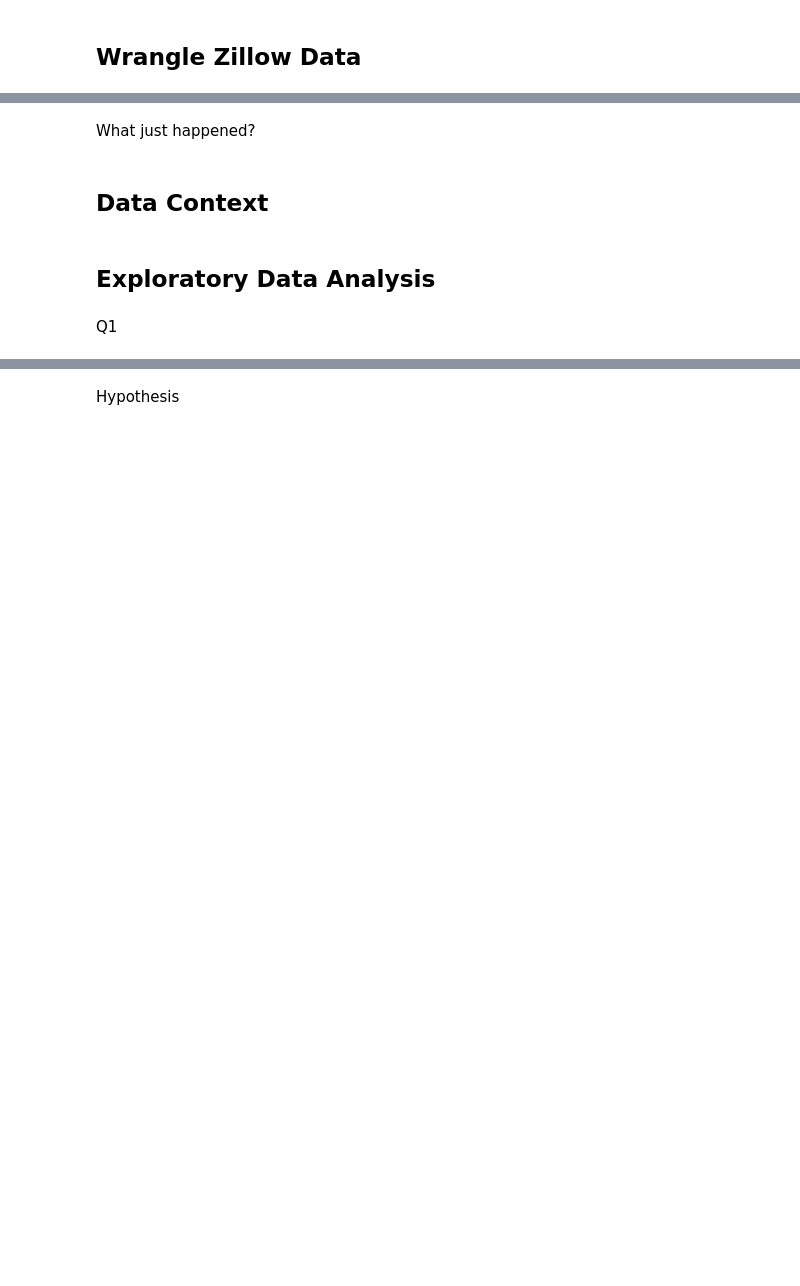
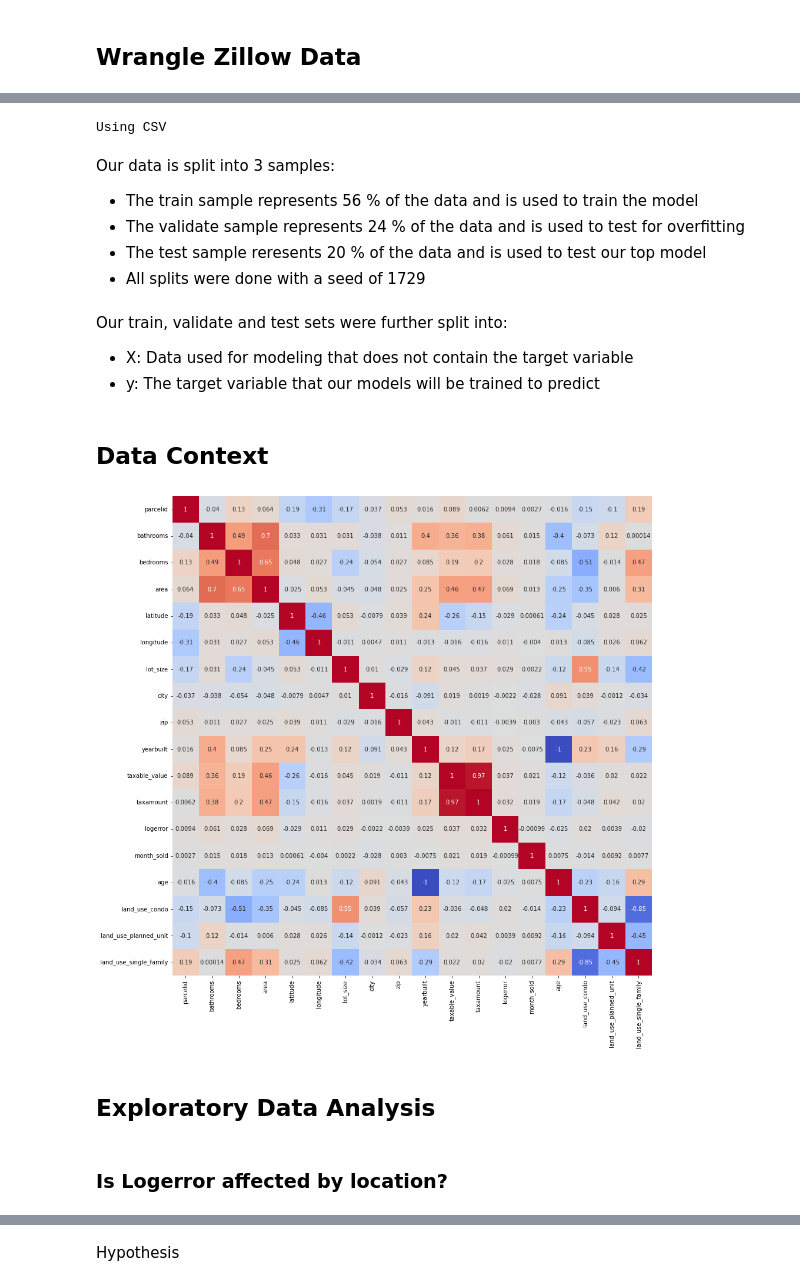
Before and after one commit to mwboiss/clustering-project, a Jupyter notebook: report.ipynb, the cells around one changed output, grey strips where cells are left out. Saved outputs shown, nothing was run; the diff lists cells and outputs as text; code cells hidden in the pictures; blank space fills up the shorter version.

```diff
--- a/report.ipynb
+++ b/report.ipynb
@@ -31,5 +101,13 @@ What'd you do?
 # %%
-## SPLIT IT
+# Acquire and Prepare data
+train, validate, test = wrangle.wrangle_zillow(wrangle.acquire_zillow())
+# %% [output]
+Using CSV
 # %% [markdown]
-What just happened?
+Our data is split into 3 samples:
+
+- The train sample represents 56 % of the data and is used to train the model
+- The validate sample represents 24 % of the data and is used to test for overfitting
+- The test sample reresents 20 % of the data and is used to test our top model
+- All splits were done with a seed of 1729
 # %%
@@ -36,0 +119,4 @@ What just happened?
+# %% [markdown]
+Our train, validate and test sets were further split into:
+- X: Data used for modeling that does not contain the target variable
+- y: The target variable that our models will be trained to predict
@@ -37,9 +127,19 @@ What just happened?
 # %% [markdown]
 ## Data Context
 # %%
-## POP IT, TWIST IT (Viz to show whats good)
+# Import for visualizations
+from matplotlib import pyplot as plt
+import seaborn as sns
+
+# Perform a Pearson Correlation on the dataset
+plt.figure(figsize=(15,15))
+correlate = train.corr()
+sns.heatmap(correlate, annot=True, cmap='coolwarm',square=True,cbar=False)
+plt.show()
+# %% [output]
+[figure, added]
 # %% [markdown]
 ## Exploratory Data Analysis
 # %% [markdown]
-Q1
+### Is Logerror affected by location?
 # %%
```
Also changed, not shown: parts of 76 cells of this notebook.
